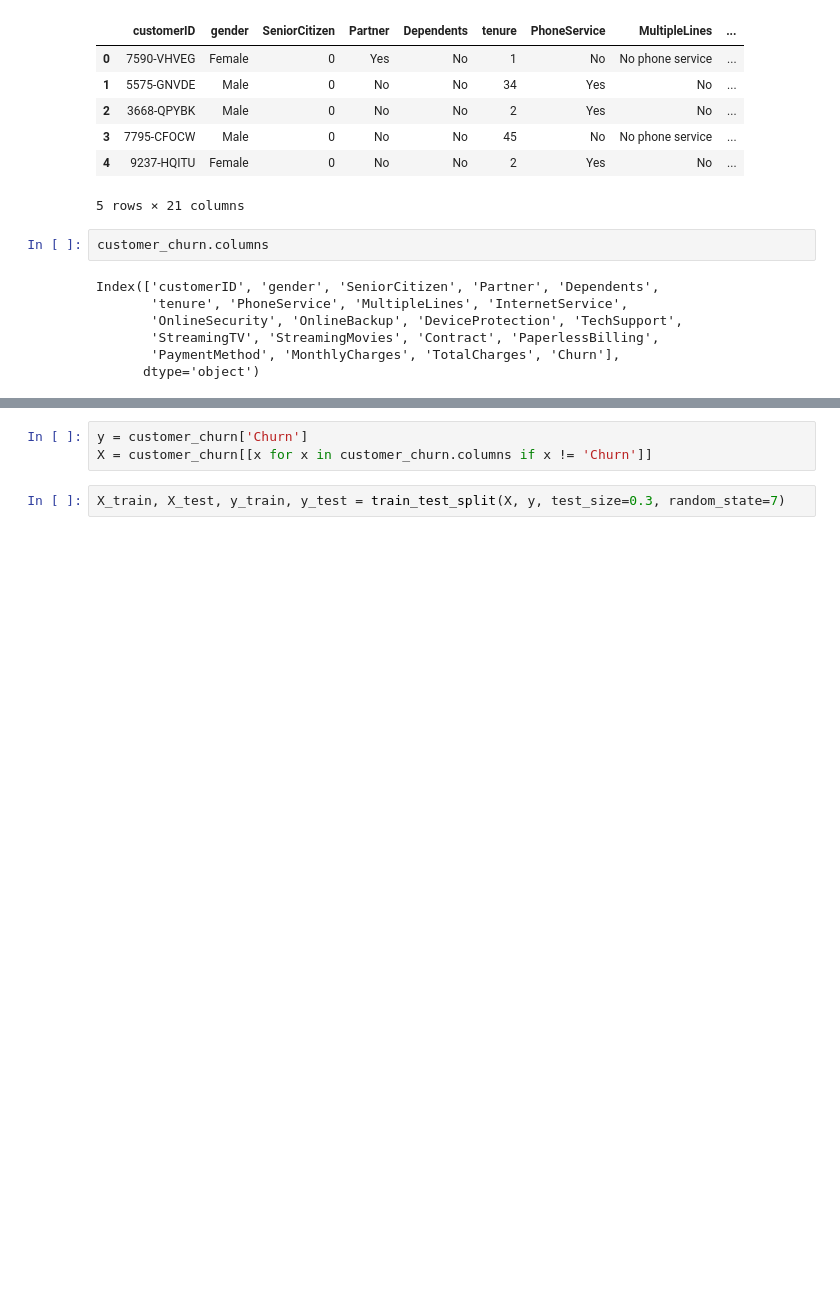
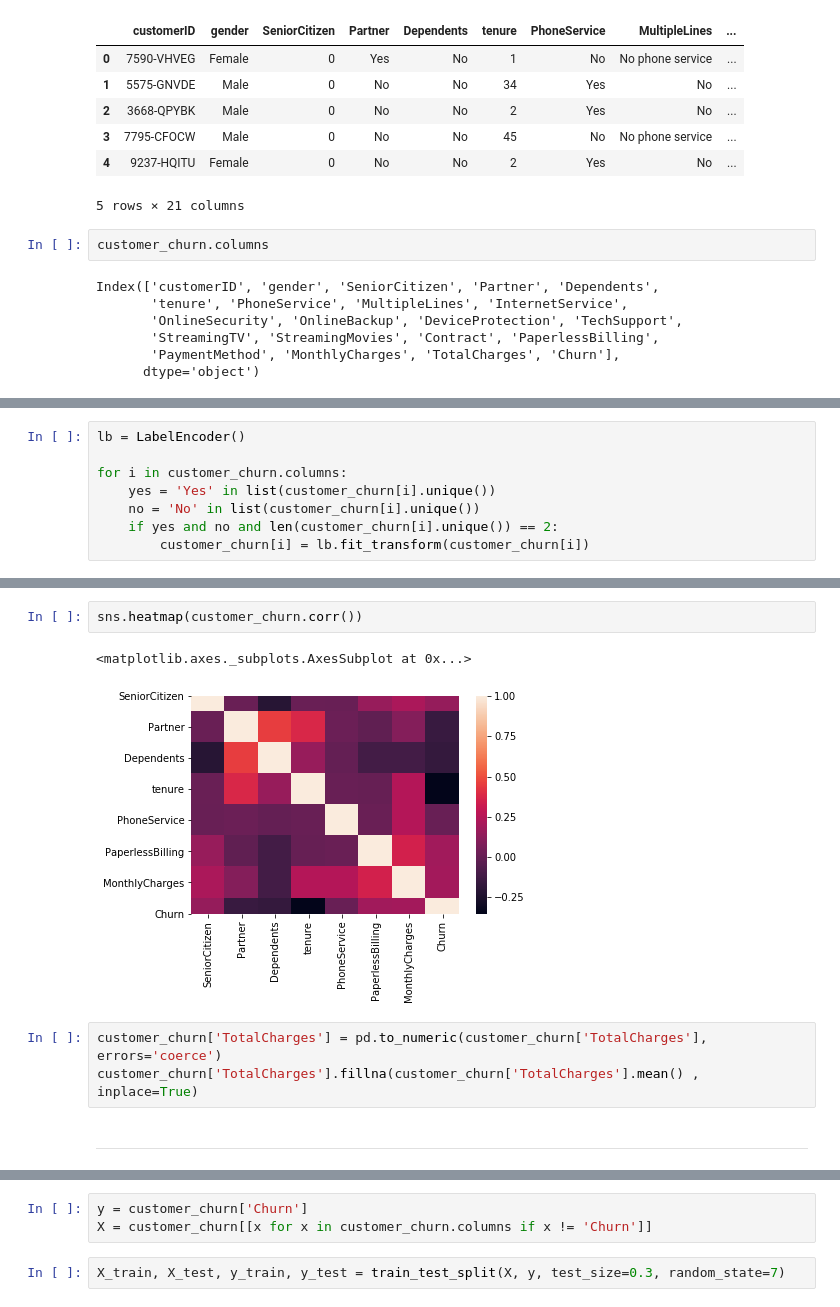
Before and after one commit to Andy-Nkumane/Customer_Churn-Decision_Tree, a Jupyter notebook: Customer_Churn-Decision_Tree.ipynb, the cells around one changed output, grey strips where cells are left out. Drawn from its saved outputs; the diff is of its cells as text; blank space fills up the shorter version.

Commit message:
fillna + got dummies + rearanged notebook

```diff
--- a/Customer_Churn-Decision_Tree.ipynb
+++ b/Customer_Churn-Decision_Tree.ipynb
@@ -26,0 +75,8 @@ Index(['customerID', 'gender', 'SeniorCitizen', 'Partner', 'Dependents',
+# %%
+lb = LabelEncoder()
+
+for i in customer_churn.columns:
+    yes = 'Yes' in list(customer_churn[i].unique())
+    no = 'No' in list(customer_churn[i].unique())
+    if yes and no and len(customer_churn[i].unique()) == 2:
+        customer_churn[i] = lb.fit_transform(customer_churn[i])
@@ -26,0 +93,10 @@ Index(['customerID', 'gender', 'SeniorCitizen', 'Partner', 'Dependents',
+# %%
+sns.heatmap(customer_churn.corr())
+# %% [output]
+<matplotlib.axes._subplots.AxesSubplot at 0x...>
+[figure, added]
+# %%
+customer_churn['TotalCharges'] = pd.to_numeric(customer_churn['TotalCharges'], errors='coerce')
+customer_churn['TotalCharges'].fillna(customer_churn['TotalCharges'].mean() , inplace=True)
+# %% [markdown]
+---
```
Also changed, not shown: parts of 15 cells of this notebook.
